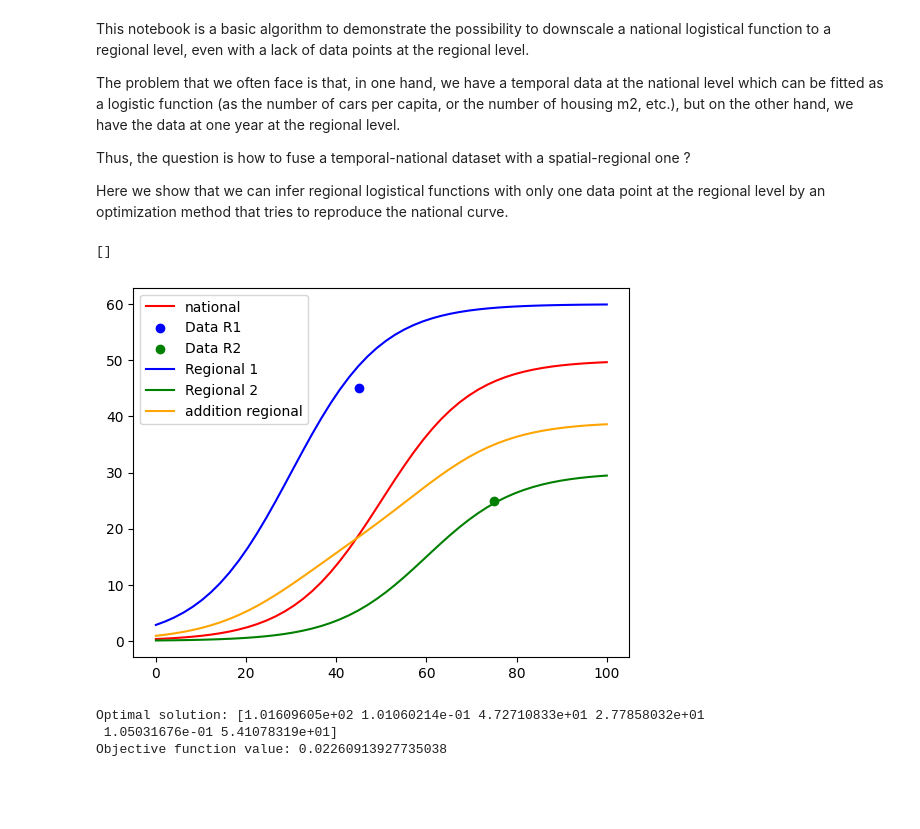
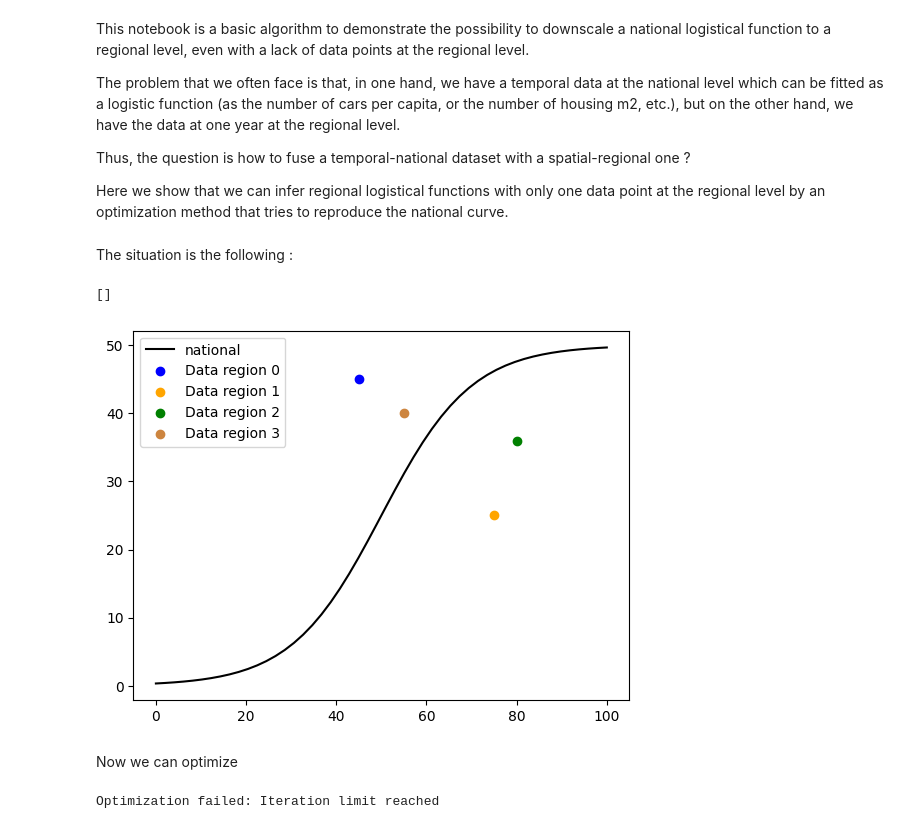
Before and after one commit to ohauterville/spatialization_module_cluster, a Jupyter notebook: regional_logistic.ipynb, the cells around one changed output. Saved outputs shown, nothing was run; the diff lists cells and outputs as text; code cells hidden in the pictures; blank space fills up the shorter version.

Commit message:
regional logistic now in a variable nb of subregions

```diff
--- a/regional_logistic.ipynb
+++ b/regional_logistic.ipynb
@@ -14,4 +15,26 @@ from scipy.optimize import minimize
+# %%
+nb_reg = 4
+# %%
+colors_reg = ["blue", "orange", "green",
+    "peru", "darkorange", "gold", "purple", "magenta", "chartreuse", "turquoise", "darkcyan", "deepskyblue",
+     "brown",]
 # %%
 # x is our "temporal" variable. It can serve either as time or as GDP/cap
 x = np.linspace(0, 100)
+# %%
+# definition of the 3 logistical parameters
+k = 0.1 # the rate
+s = 50  # the saturation
+x0 = 50 # the inflection point
+
+nb_vars = 3 # the number of variables to fit, here 3
+
+
+population_ = [1, 1, 3, 2, 1, 2]
+population_ = population_[:nb_reg]
+
+data_x_ = [45, 75, 80, 55, 13, 44]
+data_y_ = [45, 25, 36, 40, 23, 18]
+data_x_ = data_x_[:nb_reg]
+data_y_ = data_y_[:nb_reg]
 # %%
@@ -54,12 +59,0 @@ Lr2 = logistic(x, 30, k, 60)
-# %%
-plt.plot(x, Ln, color="r", label="national")
-plt.scatter(x1, y1, color="b", label="Data R1")
-plt.scatter(x2, y2, color="g", label="Data R2")
-plt.plot(x, Lr1, color="b", label="Regional 1")
-plt.plot(x, Lr2, color="g", label="Regional 2")
-plt.plot(x, a1*Lr1 + a2*Lr2, color="orange", label="addition regional")
-plt.legend()
-plt.plot()
-# %% [output]
-[]
-[figure, removed]
@@ -77,0 +63,15 @@ constraints = [
+# %% [markdown]
+The situation is the following :
+# %%
+plt.plot(x, logistic(x, s, k, x0), color="k", label="national")
+
+for i in range(nb_reg):
+    plt.scatter(data_x_[i], data_y_[i], color=colors_reg[i], label=f"Data region {i}")
+
+plt.legend()
+plt.plot()
+# %% [output]
+[]
+[figure, added]
+# %% [markdown]
+Now we can optimize
@@ -78,9 +84,11 @@ constraints = [
 # %%
 # Initial guess
-initial_guess = [s, k, x0, s, k, x0]
+initial_guess = [s, k, x0] * nb_reg
+
+bounds = [(0, None), (0, None), (0, None)] * nb_reg
 
 # Perform the optimization
-opt = minimize(objective, initial_guess, constraints=constraints)
+opt = minimize(objective, initial_guess, bounds=bounds, constraints=constraints, method="SLSQP",)
 
 # Display the opt
 if opt.success:
@@ -89,6 +97,4 @@ if opt.success:
 else:
     print("Optimization failed:", opt.message)
 # %% [output]
-Optimal solution: [1.01609605e+02 1.01060214e-01 4.72710833e+01 2.77858032e+01
- 1.05031676e-01 5.41078319e+01]
-Objective function value: 0.02260913927735038
+Optimization failed: Iteration limit reached
```
Also changed, not shown: parts of 14 cells of this notebook.
